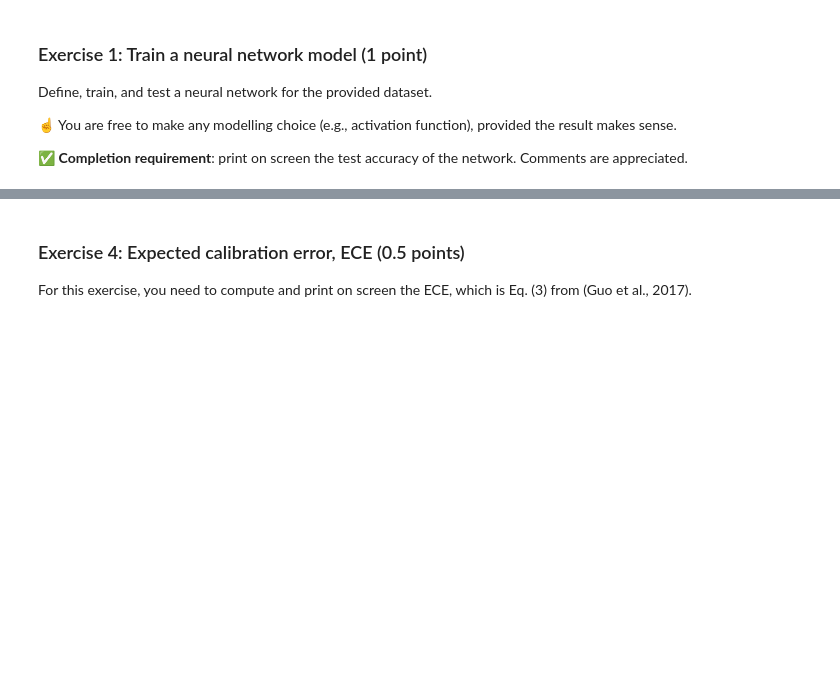
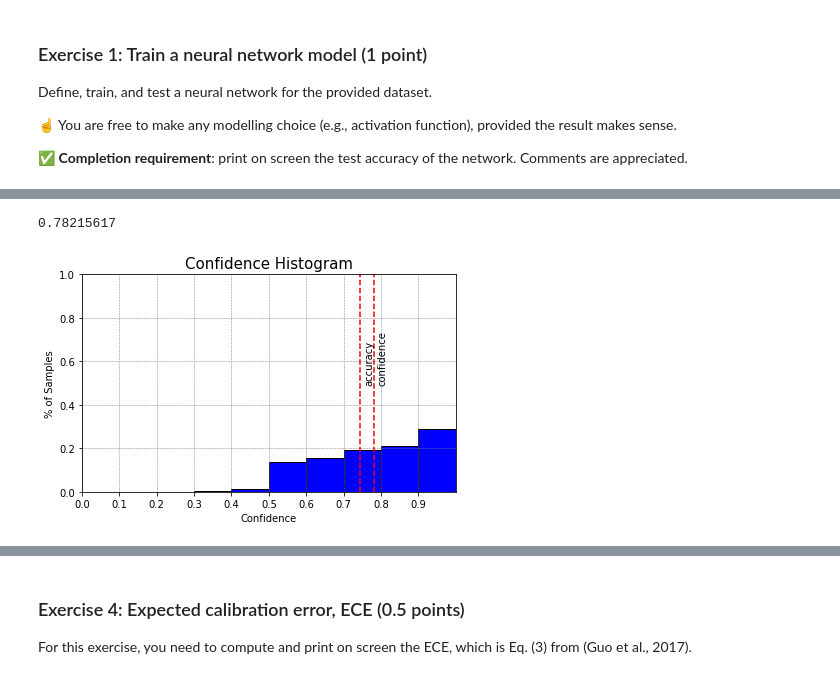
Before and after one commit to brauliovillalobos/NeuralNetworksforDataScience, a Jupyter notebook: Assignment_1_NeuralNetworkCalibration/NNDS_2022_Homework_VillalobosQuiros_Braulio_1999250.ipynb, the cells around one changed output, grey strips where cells are left out. Cells and saved outputs as stored; diff of their text form; code cells hidden in the pictures; blank space fills up the shorter version.

```diff
--- a/Assignment_1_NeuralNetworkCalibration/NNDS_2022_Homework_VillalobosQuiros_Braulio_1999250.ipynb
+++ b/Assignment_1_NeuralNetworkCalibration/NNDS_2022_Homework_VillalobosQuiros_Braulio_1999250.ipynb
@@ -350,0 +374,6 @@ def reliability_preprocess(true_labels, predicted_labels, confidence_array, num_
+# %%
+#Compute the average confidence to then visualize it in the Confidence Histogram
+avg_confidence = np.mean(piou)
+avg_confidence
+# %% [output]
+0.78215617
@@ -350,0 +385,44 @@ def reliability_preprocess(true_labels, predicted_labels, confidence_array, num_
+# %%
+def conf_diagram(indices):
+  '''
+  Function that takes the indices tensor and creates the final tensor that we will use to build the Confidence Histogram
+  '''
+  rrr = []
+  for i in range(10):
+    chosen_bin = tf.constant(tf.experimental.numpy.where(indices == i)[0], dtype=tf.int64)
+    length_test = len(chosen_bin)
+    if length_test == 0:
+      rrr.append(0)
+    else:
+      rrr.append(length_test)
+  new_rrr = tf.stack(rrr)
+  new_rrr_t= new_rrr/len(indices)
+
+  return new_rrr_t
+# %%
+# TODO: plot the confidence histogram.
+a = conf_diagram(indices_conf)
+#b = xxx['accuracies']
+ind = np.arange(0,1,0.1)
+
+fig = plt.figure()
+ax = fig.add_subplot(111)
+ax.bar(x=ind, height=a, width = 0.1, label = 'confidence' ,align='edge', color = "blue", edgecolor= 'black')
+#ax.bar(x=ind, height=b, width=0.09, label = 'accuracy' ,align='edge', color = "pink", alpha = 0.5, edgecolor= 'pink')
+#plt.axline((0, 0), slope=1, color="black", label = 'perf calibration', linestyle=(0, (5, 5)))
+ax.set_ylim(0, 1)
+ax.set_xlim(0, 1)
+plt.xticks(ind)
+plt.title("Confidence Histogram", size = 15)
+plt.xlabel("Confidence")
+plt.ylabel("% of Samples")
+plt.grid(True, color = "grey", linewidth = "0.5", linestyle = "--")
+plt.axvline(x=avg_accuracy,color='red', linestyle='--')
+plt.annotate("accuracy",rotation=90,xy=(avg_accuracy+0.01, .5))
+plt.axvline(x=avg_confidence,color='red', linestyle='--')
+plt.annotate("confidence",rotation=90,xy=(avg_confidence+0.01, .5))
+
+plt.tight_layout()
+plt.show()
+# %% [output]
+[figure, added]
```
Also changed, not shown: parts of 119 cells of this notebook.
